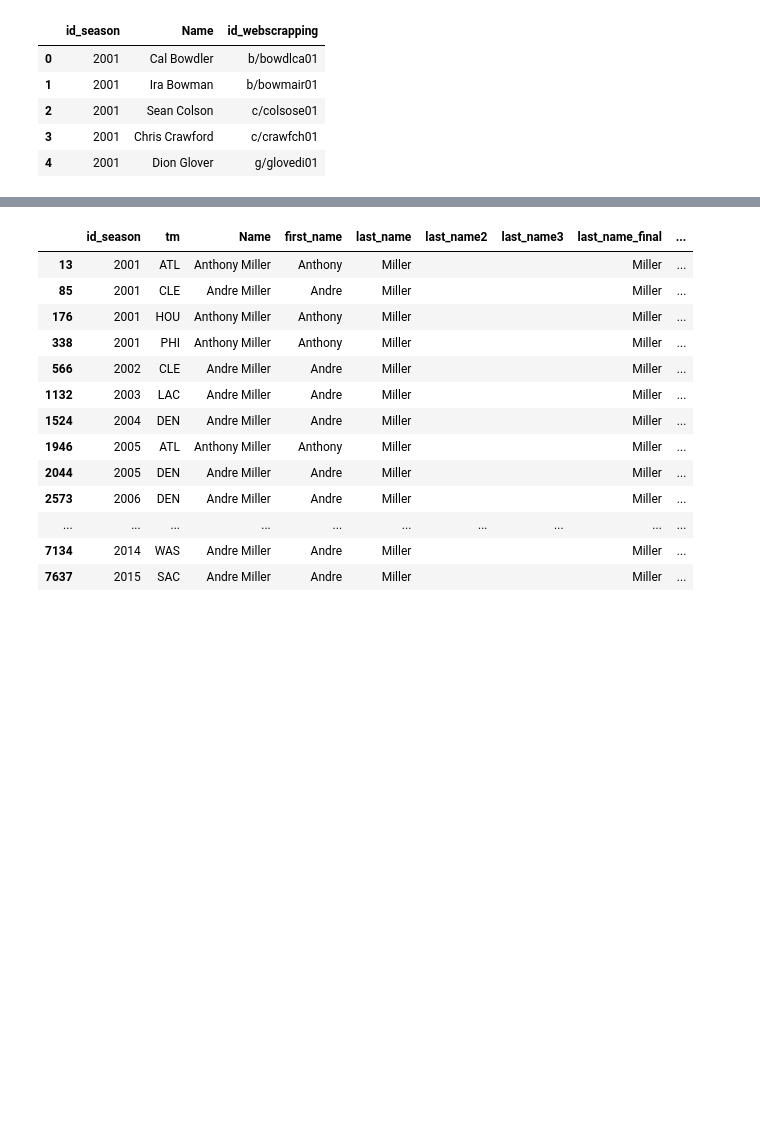
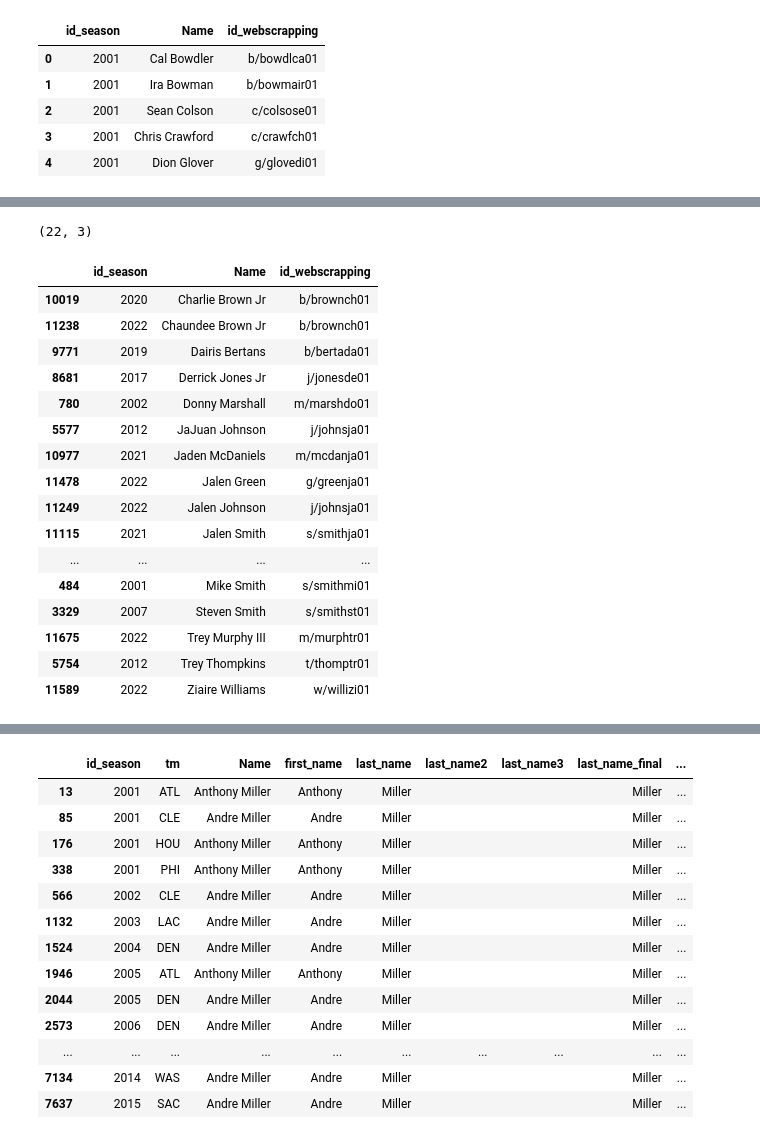
Before and after one commit to yannick-yf/foreshadwownba-data-engineering-pipeline, a Jupyter notebook: manual_verif.ipynb, the cells around one changed output, grey strips where cells are left out. Drawn from its saved outputs; the diff is of its cells as text; code cells hidden in the pictures; blank space fills up the shorter version.

```diff
--- a/manual_verif.ipynb
+++ b/manual_verif.ipynb
@@ -449,0 +458,24 @@ final.head()
+# %%
+test = final.drop_duplicates(subset=['Name'])
+test = test[test.duplicated(['id_webscrapping'])]
+print(test.shape)
+test.sort_values(by=['Name', 'id_season']).head(100)
+# %% [output]
+(22, 3)
+|  | id_season | Name | id_webscrapping |
+| 10019 | 2020 | Charlie Brown Jr | b/brownch01 |
+| 11238 | 2022 | Chaundee Brown Jr | b/brownch01 |
+| 9771 | 2019 | Dairis Bertans | b/bertada01 |
+| 8681 | 2017 | Derrick Jones Jr | j/jonesde01 |
+| 780 | 2002 | Donny Marshall | m/marshdo01 |
+| 5577 | 2012 | JaJuan Johnson | j/johnsja01 |
+| 10977 | 2021 | Jaden McDaniels | m/mcdanja01 |
+| 11478 | 2022 | Jalen Green | g/greenja01 |
+| 11249 | 2022 | Jalen Johnson | j/johnsja01 |
+| 11115 | 2021 | Jalen Smith | s/smithja01 |
+| ... | ... | ... | ... |
+| 484 | 2001 | Mike Smith | s/smithmi01 |
+| 3329 | 2007 | Steven Smith | s/smithst01 |
+| 11675 | 2022 | Trey Murphy III | m/murphtr01 |
+| 5754 | 2012 | Trey Thompkins | t/thomptr01 |
+| 11589 | 2022 | Ziaire Williams | w/willizi01 |
```
Also changed, not shown: parts of 13 cells of this notebook, 3 other files.
